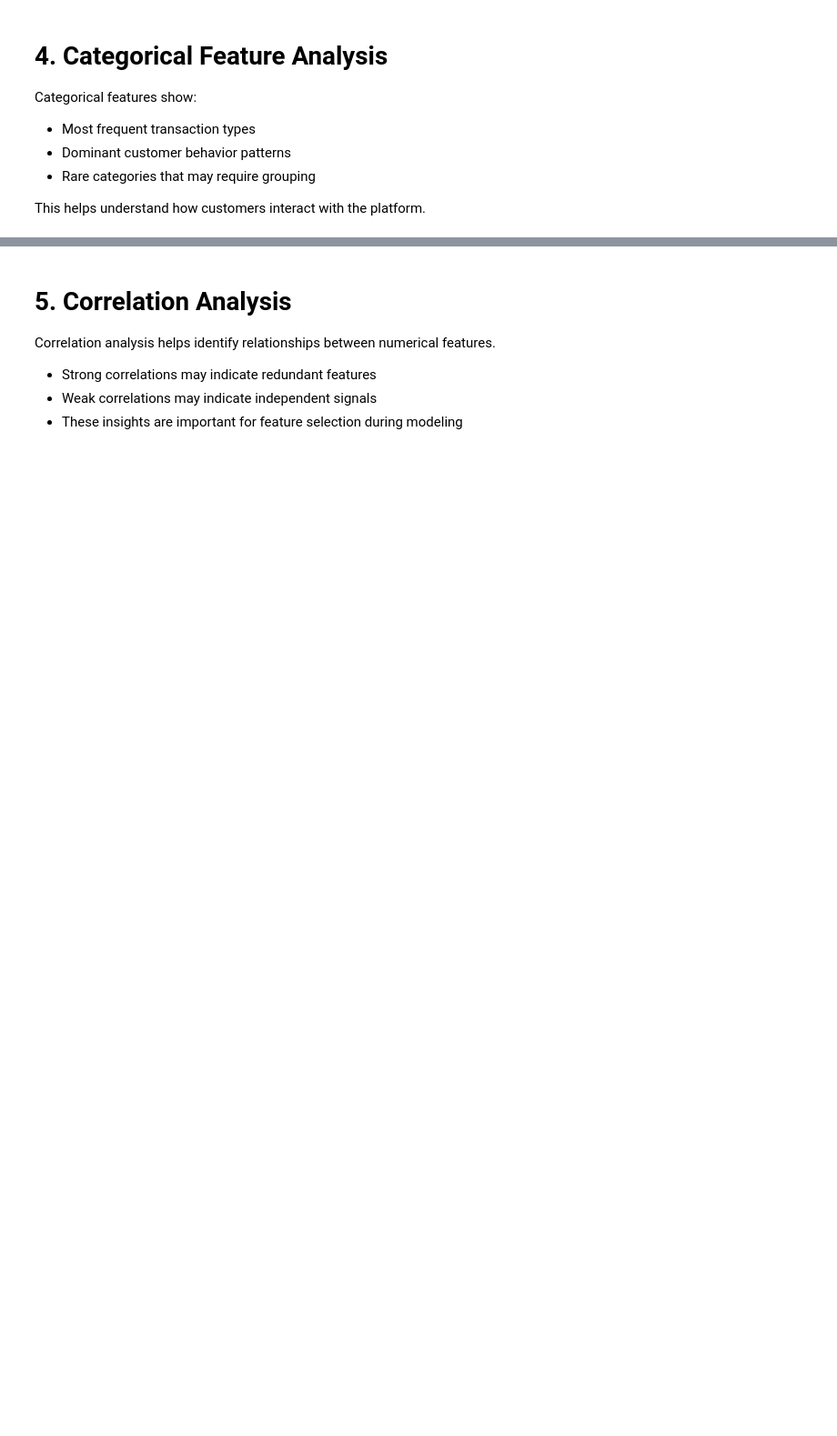
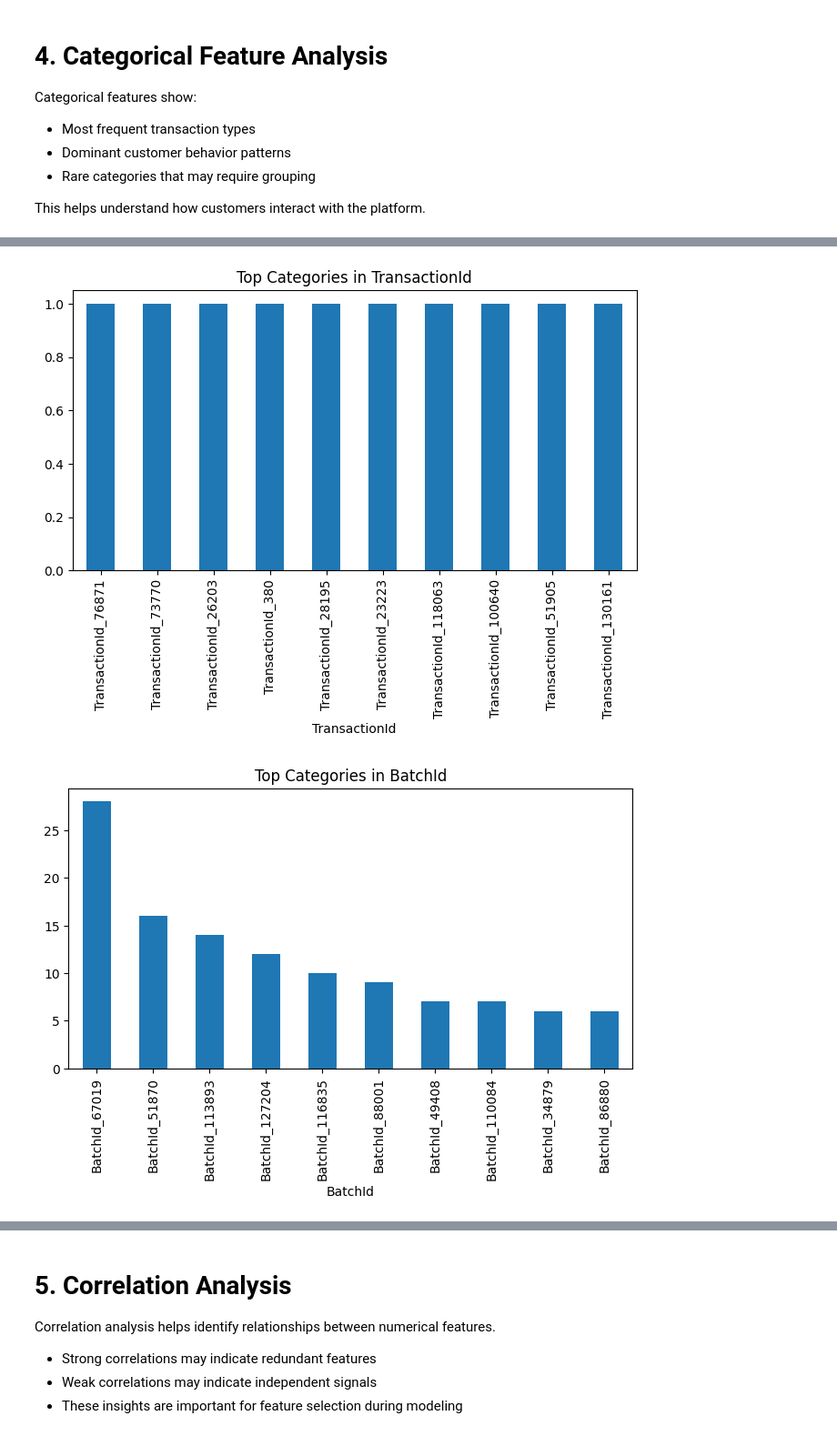
Before and after one commit to RahemetGisho/credit-risk-model, a Jupyter notebook: notebooks/eda.ipynb, the cells around one changed output, grey strips where cells are left out. Shown at 91% size. Saved outputs shown, nothing was run; the diff lists cells and outputs as text; code cells hidden in the pictures; blank space fills up the shorter version.

```diff
--- a/notebooks/eda.ipynb
+++ b/notebooks/eda.ipynb
@@ -106,10 +137,23 @@ Categorical features show:
 
 This helps understand how customers interact with the platform.
 # %%
-cat_cols = df.select_dtypes(include="object").columns
+def plot_categorical_features(df):
 
-for col in cat_cols:
-    plt.figure(figsize=(8,4))
-    df[col].value_counts().head(10).plot(kind='bar')
-    plt.title(f"Top categories in {col}")
-    plt.show()
+    categorical_cols = get_categorical_columns(df)
+
+    for col in categorical_cols:
+
+        plt.figure(figsize=(8,4))
+
+        (
+            df[col]
+            .value_counts()
+            .head(10)
+            .plot(kind="bar")
+        )
+
+        plt.title(
+            f"Top Categories in {col}"
+        )
+
+        plt.show()
@@ -127,0 +160,5 @@ for col in cat_cols:
+# %%
+plot_categorical_features(df)
+# %% [output]
+[figure, added]
+[figure, added]
```
Also changed, not shown: parts of 11 cells of this notebook.
